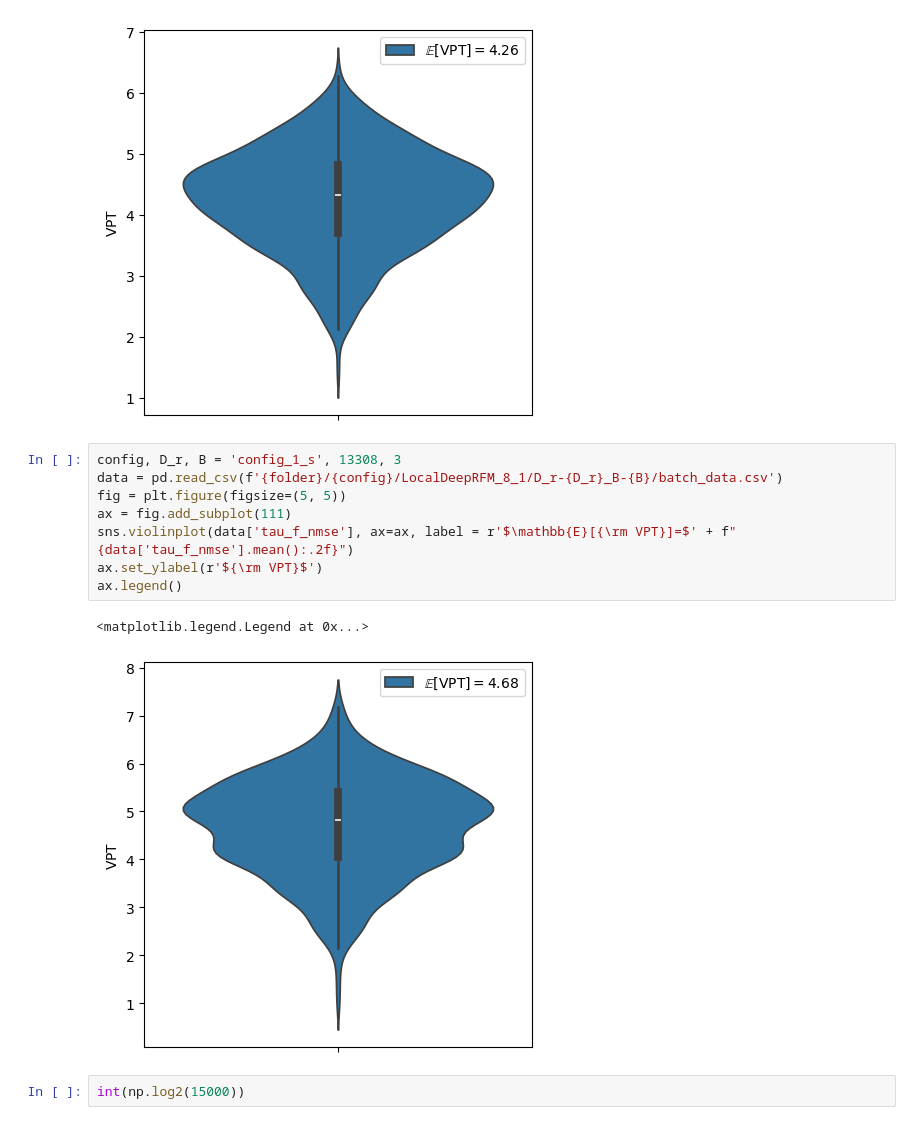
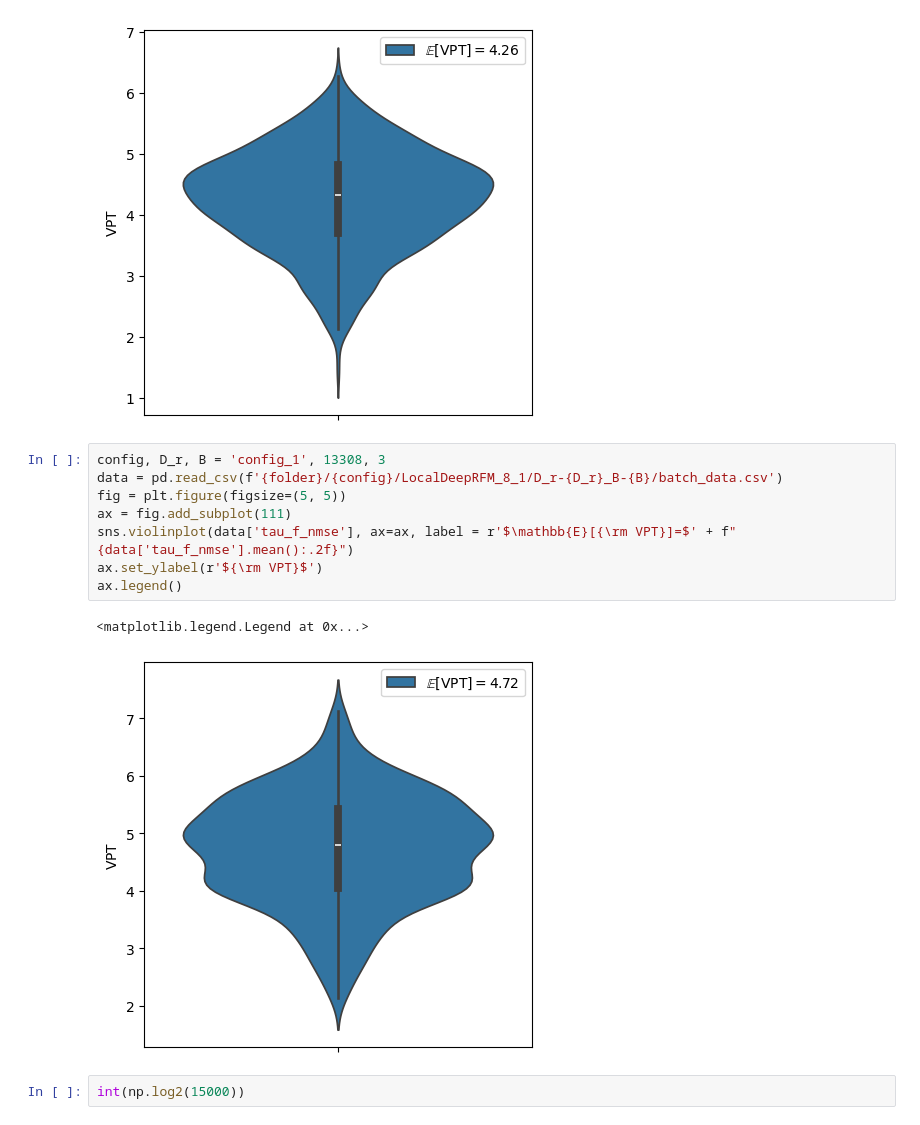
Before and after one commit to pinakm9/DeepRFM, a Jupyter notebook: notebooks/KS-200.ipynb, the cells around one changed output. Cells and saved outputs as stored; diff of their text form.

```diff
--- a/notebooks/KS-200.ipynb
+++ b/notebooks/KS-200.ipynb
@@ -254,16 +254,16 @@ plt.savefig('../data/plots/KS-200-D_r-15000.png', bbox_inches="tight", dpi=1200)
 # %% [output]
 [figure]
 # %%
-config, D_r, B = 'config_1_s', 13308, 3
+config, D_r, B = 'config_1', 13308, 3
 data = pd.read_csv(f'{folder}/{config}/LocalDeepRFM_8_1/D_r-{D_r}_B-{B}/batch_data.csv')
 fig = plt.figure(figsize=(5, 5))
 ax = fig.add_subplot(111)
 sns.violinplot(data['tau_f_nmse'], ax=ax, label = r'$\mathbb{E}[{\rm VPT}]=$' + f"{data['tau_f_nmse'].mean():.2f}")
 ax.set_ylabel(r'${\rm VPT}$')
 ax.legend()
 # %% [output]
 <matplotlib.legend.Legend at 0x...>
-[figure, old version]
+[figure, new version]
 # %%
 int(np.log2(15000))
 # %% [output]
```
Also changed, not shown: 10 other files.
